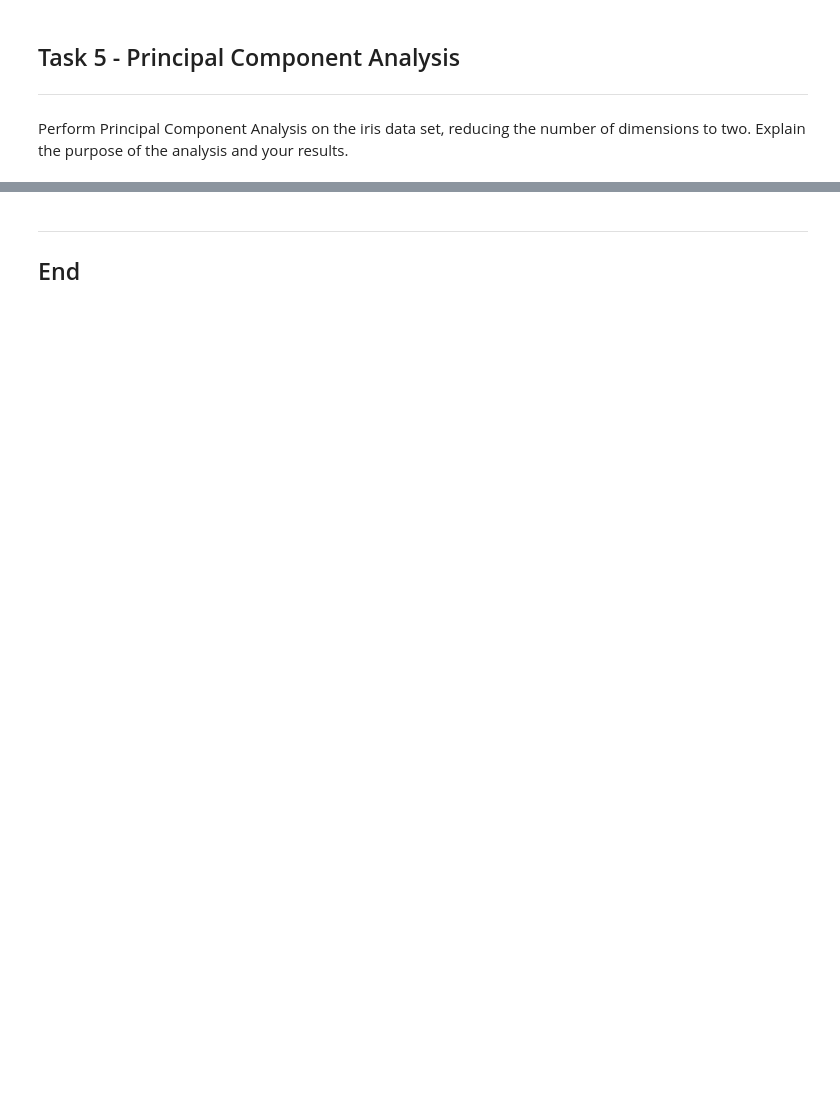
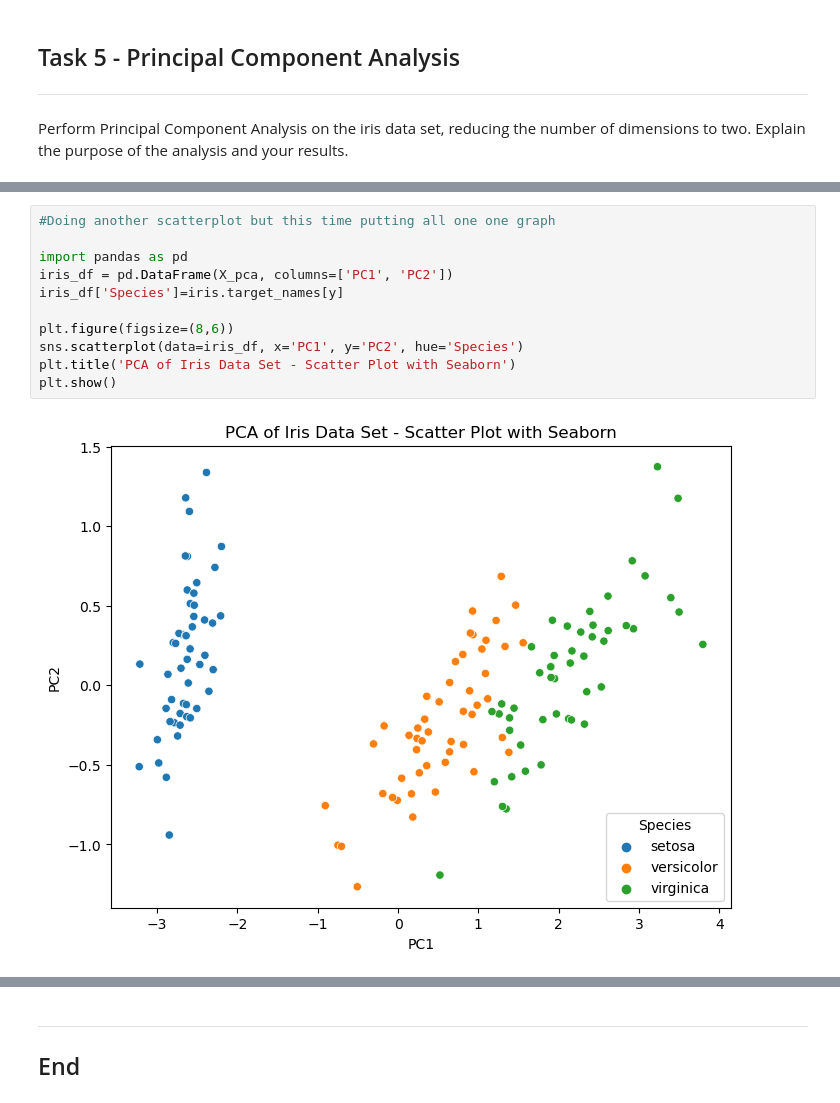
Before and after one commit to SaydsC/Machine-Learning-and-Statistics-Project_2023, a Jupyter notebook: tasks.ipynb, the cells around one changed output, grey strips where cells are left out. Drawn from its saved outputs; the diff is of its cells as text; blank space fills up the shorter version.

```diff
--- a/tasks.ipynb
+++ b/tasks.ipynb
@@ -741,0 +772,13 @@ Explain the purpose of the analysis and your results.
+# %%
+#Doing another scatterplot but this time putting all one one graph
+
+import pandas as pd
+iris_df = pd.DataFrame(X_pca, columns=['PC1', 'PC2'])
+iris_df['Species']=iris.target_names[y]
+
+plt.figure(figsize=(8,6))
+sns.scatterplot(data=iris_df, x='PC1', y='PC2', hue='Species')
+plt.title('PCA of Iris Data Set - Scatter Plot with Seaborn')
+plt.show()
+# %% [output]
+[figure, added]
```
Also changed, not shown: parts of 5 cells of this notebook.
